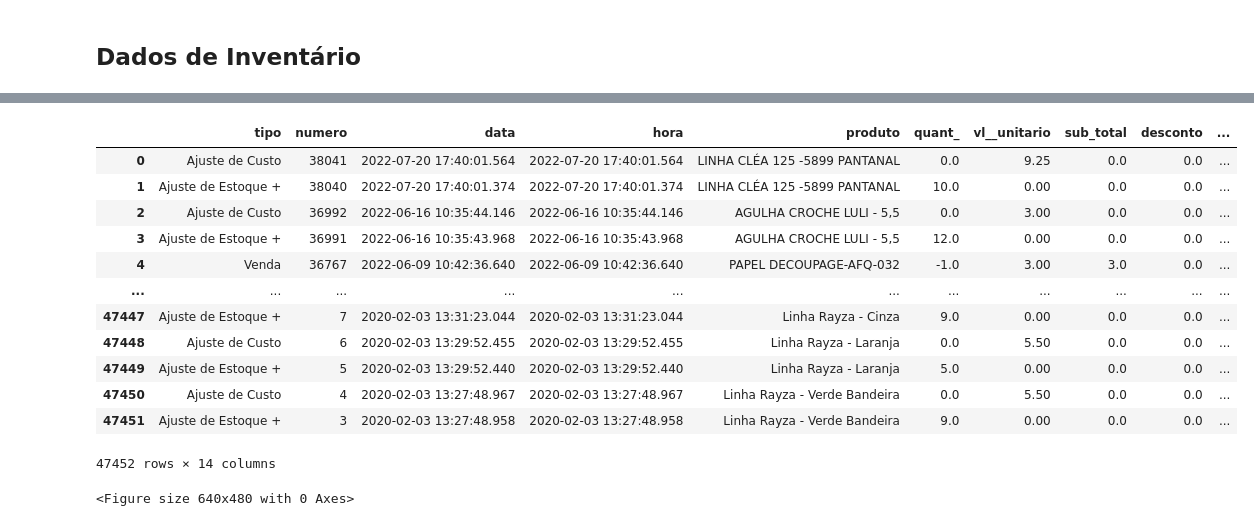
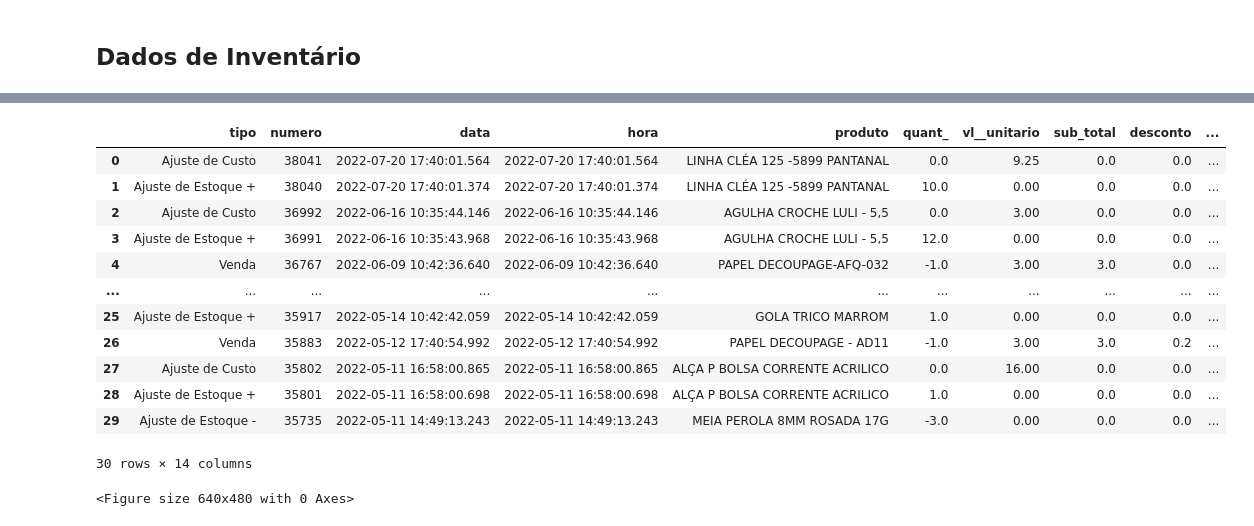
Before and after one commit to donbigode/Timeseries-prediction-model, a Jupyter notebook: Analysis/EDA.ipynb, the cells around one changed output, grey strips where cells are left out. Saved outputs shown, nothing was run; the diff lists cells and outputs as text; code cells hidden in the pictures.

```diff
--- a/Analysis/EDA.ipynb
+++ b/Analysis/EDA.ipynb
@@ -75,19 +75,19 @@ modelo_inventario
 # %%
-modelo_transac_prod
+modelo_transac_prod.head(30)
 # %% [output]
 |  | tipo | numero | data | hora | produto | quant_ | vl__unitario | sub_total | desconto | ... |
 | 0 | Ajuste de Custo | 38041 | 2022-07-20 17:40:01.564 | 2022-07-20 17:40:01.564 | LINHA CLÉA 125 -5899 PANTANAL | 0.0 | 9.25 | 0.0 | 0.0 | ... |
 | 1 | Ajuste de Estoque + | 38040 | 2022-07-20 17:40:01.374 | 2022-07-20 17:40:01.374 | LINHA CLÉA 125 -5899 PANTANAL | 10.0 | 0.00 | 0.0 | 0.0 | ... |
 | 2 | Ajuste de Custo | 36992 | 2022-06-16 10:35:44.146 | 2022-06-16 10:35:44.146 | AGULHA CROCHE LULI - 5,5 | 0.0 | 3.00 | 0.0 | 0.0 | ... |
 | 3 | Ajuste de Estoque + | 36991 | 2022-06-16 10:35:43.968 | 2022-06-16 10:35:43.968 | AGULHA CROCHE LULI - 5,5 | 12.0 | 0.00 | 0.0 | 0.0 | ... |
 | 4 | Venda | 36767 | 2022-06-09 10:42:36.640 | 2022-06-09 10:42:36.640 | PAPEL DECOUPAGE-AFQ-032 | -1.0 | 3.00 | 3.0 | 0.0 | ... |
 | ... | ... | ... | ... | ... | ... | ... | ... | ... | ... | ... |
-| 47447 | Ajuste de Estoque + | 7 | 2020-02-03 13:31:23.044 | 2020-02-03 13:31:23.044 | Linha Rayza - Cinza | 9.0 | 0.00 | 0.0 | 0.0 | ... |
-| 47448 | Ajuste de Custo | 6 | 2020-02-03 13:29:52.455 | 2020-02-03 13:29:52.455 | Linha Rayza - Laranja | 0.0 | 5.50 | 0.0 | 0.0 | ... |
-| 47449 | Ajuste de Estoque + | 5 | 2020-02-03 13:29:52.440 | 2020-02-03 13:29:52.440 | Linha Rayza - Laranja | 5.0 | 0.00 | 0.0 | 0.0 | ... |
-| 47450 | Ajuste de Custo | 4 | 2020-02-03 13:27:48.967 | 2020-02-03 13:27:48.967 | Linha Rayza - Verde Bandeira | 0.0 | 5.50 | 0.0 | 0.0 | ... |
-| 47451 | Ajuste de Estoque + | 3 | 2020-02-03 13:27:48.958 | 2020-02-03 13:27:48.958 | Linha Rayza - Verde Bandeira | 9.0 | 0.00 | 0.0 | 0.0 | ... |
+| 25 | Ajuste de Estoque + | 35917 | 2022-05-14 10:42:42.059 | 2022-05-14 10:42:42.059 | GOLA TRICO MARROM | 1.0 | 0.00 | 0.0 | 0.0 | ... |
+| 26 | Venda | 35883 | 2022-05-12 17:40:54.992 | 2022-05-12 17:40:54.992 | PAPEL DECOUPAGE - AD11 | -1.0 | 3.00 | 3.0 | 0.2 | ... |
+| 27 | Ajuste de Custo | 35802 | 2022-05-11 16:58:00.865 | 2022-05-11 16:58:00.865 | ALÇA P BOLSA CORRENTE ACRILICO | 0.0 | 16.00 | 0.0 | 0.0 | ... |
+| 28 | Ajuste de Estoque + | 35801 | 2022-05-11 16:58:00.698 | 2022-05-11 16:58:00.698 | ALÇA P BOLSA CORRENTE ACRILICO | 1.0 | 0.00 | 0.0 | 0.0 | ... |
+| 29 | Ajuste de Estoque - | 35735 | 2022-05-11 14:49:13.243 | 2022-05-11 14:49:13.243 | MEIA PEROLA 8MM ROSADA 17G | -3.0 | 0.00 | 0.0 | 0.0 | ... |
-47452 rows × 14 columns
+30 rows × 14 columns
 # %%
 from matplotlib.pyplot import figure
 
```
Also changed, not shown: parts of 3 cells of this notebook, 1 other file.
